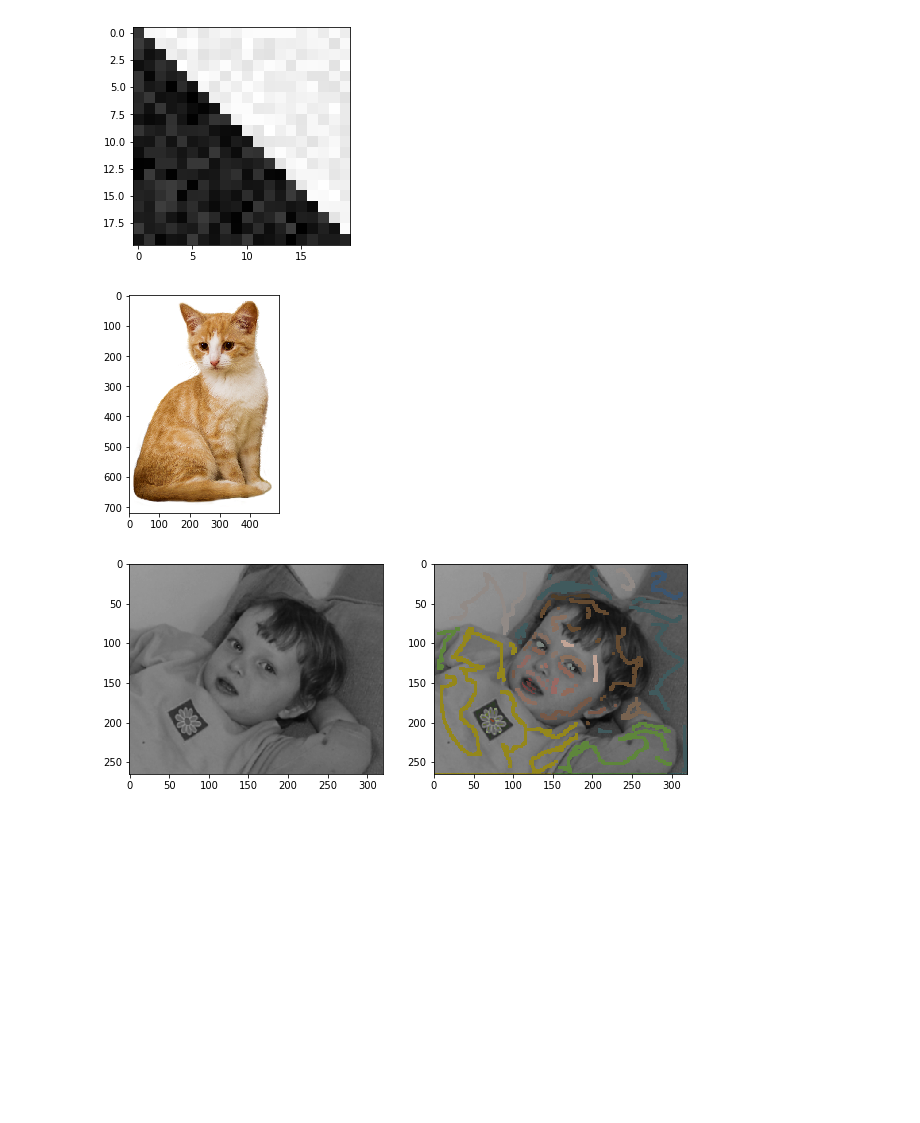
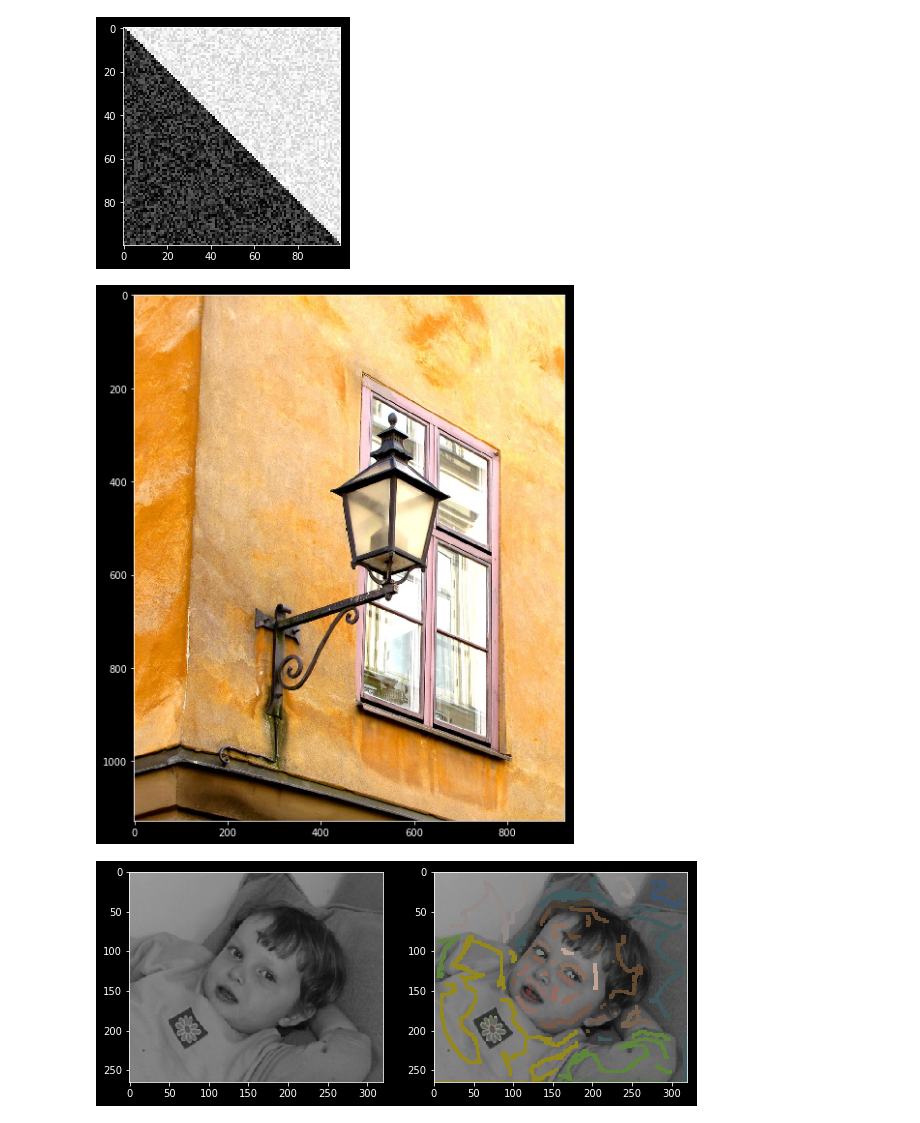
Before and after one commit to gdalle/TheFastBilateralSolver, a Jupyter notebook: FastBilateralSolver.ipynb, the cells around one changed output. Saved outputs shown, nothing was run; the diff lists cells and outputs as text; code cells hidden in the pictures; blank space fills up the shorter version.

```diff
--- a/FastBilateralSolver.ipynb
+++ b/FastBilateralSolver.ipynb
@@ -1,14 +1,17 @@
 # %%
+%matplotlib inline
 import matplotlib.pyplot as plt
+plt.style.use("dark_background")
 import matplotlib.image as mpimg
 from PIL import Image
 import numpy as np
 import scipy.sparse as sparse
-from tqdm import tqdm
+import scipy.sparse.linalg as spalg
+from tqdm import tqdm, trange
 # %%
-n = 20
-ref_img = 0.8 + 0.2 * np.random.uniform(size=(n, n))
-ref_img[np.tril_indices_from(ref_img)] -= 0.8
+n = 100
+ref_img = 0.7 + 0.3 * np.random.uniform(size=(n, n))
+ref_img[np.tril_indices_from(ref_img)] -= 0.7
 ref_img = (ref_img * 255)[:, :, None].astype(int)
 
 target_img = ref_img
@@ -17,17 +20,18 @@ plt.imshow(ref_img[:, :, 0], cmap="Greys_r")
 
 problem = "smoothing_BW"
 # %% [output]
-[figure, old version]
+[figure, new version]
 # %%
-ref_img = (mpimg.imread("pictures/cat_color.png")[:, :, :4] * 255).astype(int)
+ref_img = (mpimg.imread("pictures/lamp.jpg")).astype(int)
 
 target_img = ref_img
 
+plt.figure(figsize=(10, 10))
 plt.imshow(ref_img)
 
 problem = "smoothing_color"
 # %% [output]
-[figure, old version]
+[figure, new version]
 # %%
 ref_img_BW_pil = Image.open("pictures/child_BW.bmp").convert("YCbCr")
 ref_img_marked_pil = Image.open("pictures/child_marked.bmp").convert("YCbCr")
@@ -41,7 +45,7 @@ ax[1].imshow(ref_img_marked_pil.convert("RGB"))
 
 problem = "colorization"
 # %% [output]
-[figure, old version]
+[figure, new version]
 # %%
 class BilateralGrid:
 
```
Also changed, not shown: parts of 10 cells of this notebook, 5 other files.
